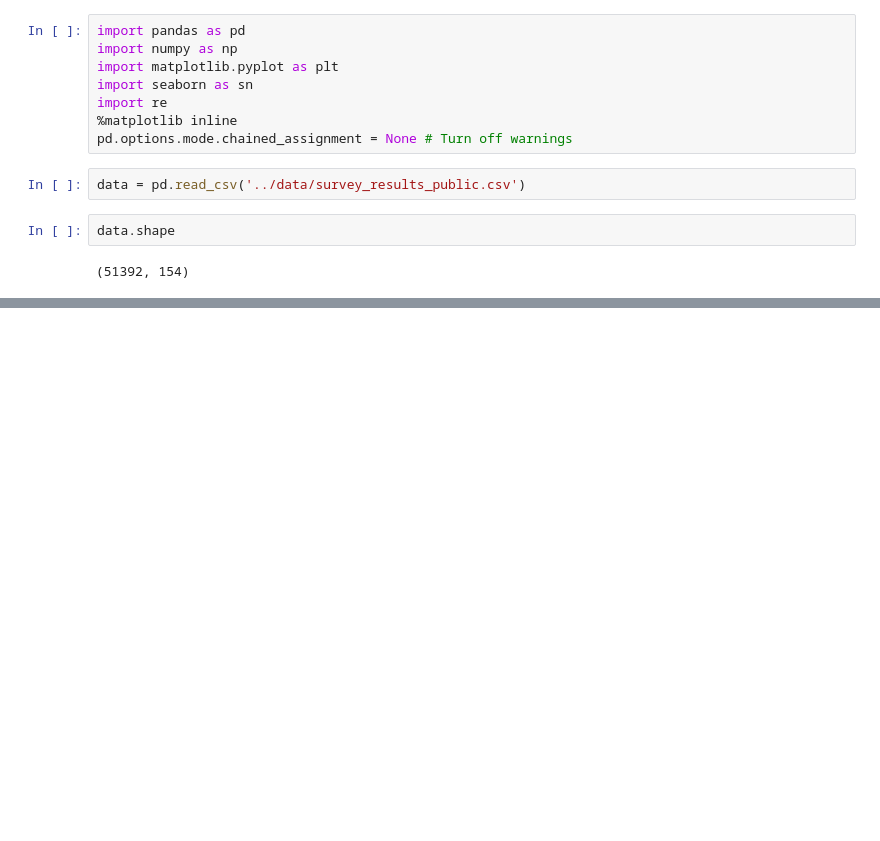
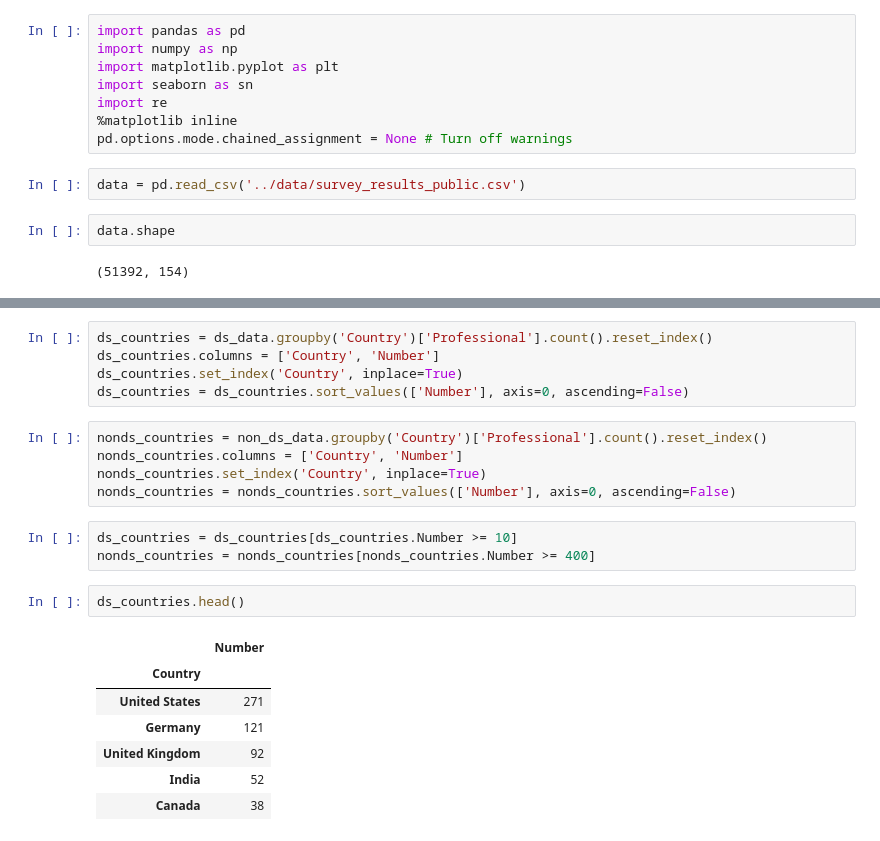
Before and after one commit to kwong0124/EDA_Project_SODevSurvey, a Jupyter notebook: EDA_Project_StackOverflowSurvey.ipynb, the cells around one changed output, grey strips where cells are left out. Saved outputs shown, nothing was run; the diff lists cells and outputs as text; blank space fills up the shorter version.

```diff
--- a/EDA_Project_StackOverflowSurvey.ipynb
+++ b/EDA_Project_StackOverflowSurvey.ipynb
@@ -62,0 +86,23 @@ array(['Secondary school',
+# %%
+ds_countries = ds_data.groupby('Country')['Professional'].count().reset_index()
+ds_countries.columns = ['Country', 'Number']
+ds_countries.set_index('Country', inplace=True)
+ds_countries = ds_countries.sort_values(['Number'], axis=0, ascending=False)
+# %%
+nonds_countries = non_ds_data.groupby('Country')['Professional'].count().reset_index()
+nonds_countries.columns = ['Country', 'Number']
+nonds_countries.set_index('Country', inplace=True)
+nonds_countries = nonds_countries.sort_values(['Number'], axis=0, ascending=False)
+# %%
+ds_countries = ds_countries[ds_countries.Number >= 10]
+nonds_countries = nonds_countries[nonds_countries.Number >= 400]
+# %%
+ds_countries.head()
+# %% [output]
+|  | Number |
+| Country |  |
+| United States | 271 |
+| Germany | 121 |
+| United Kingdom | 92 |
+| India | 52 |
+| Canada | 38 |
```
Also changed, not shown: parts of 8 cells of this notebook.
